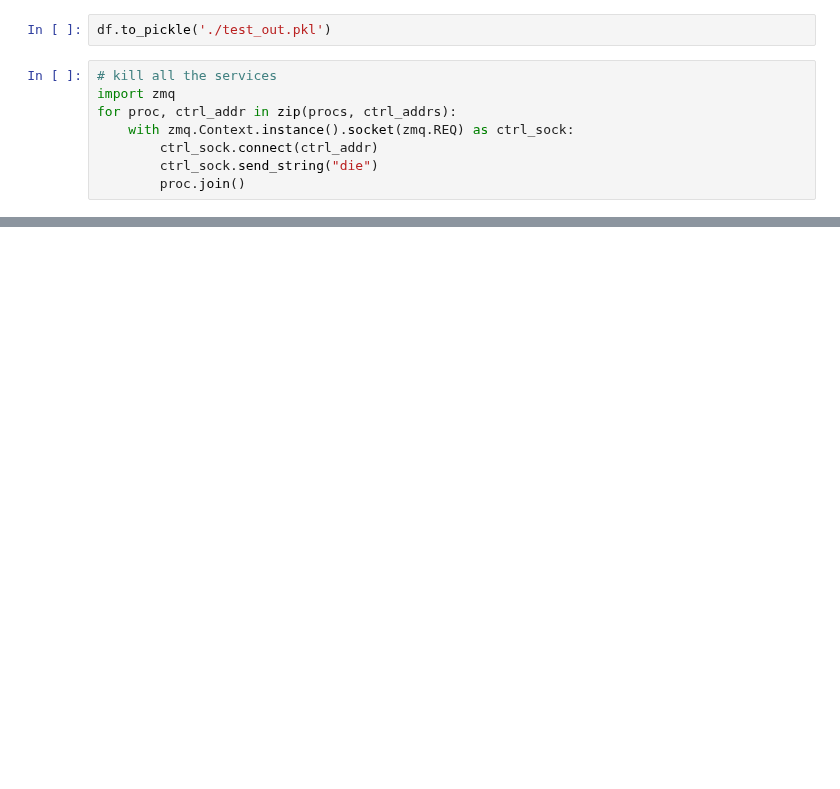
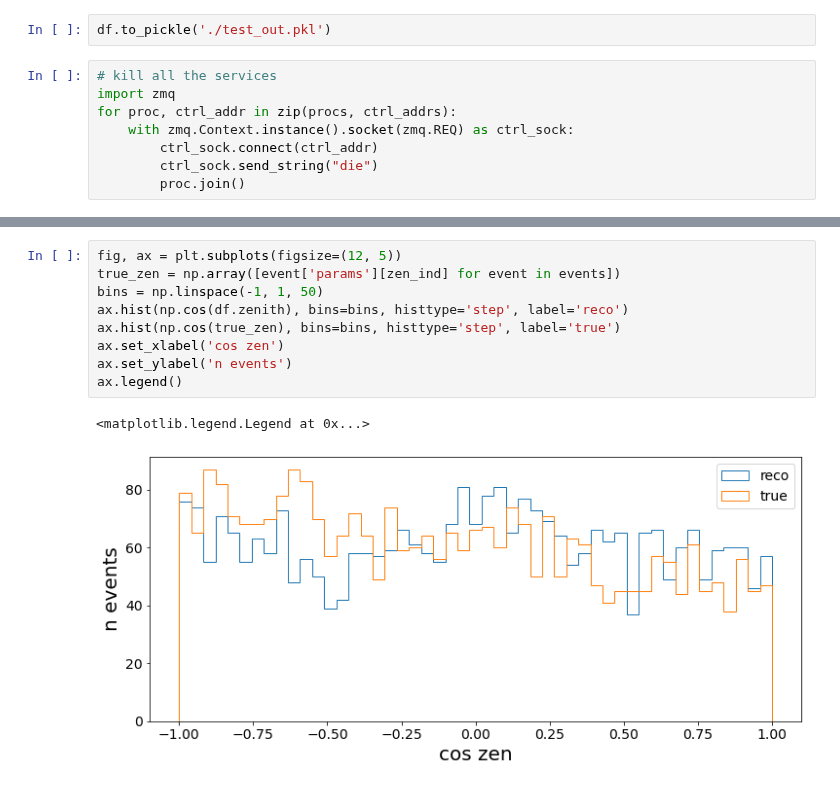
Before and after one commit to philippeller/freeDOM, a Jupyter notebook: notebooks/atfienberg/reconstruct.ipynb, the cells around one changed output, grey strips where cells are left out. Cells and saved outputs as stored; diff of their text form; blank space fills up the shorter version.

```diff
--- a/notebooks/atfienberg/reconstruct.ipynb
+++ b/notebooks/atfienberg/reconstruct.ipynb
@@ -253,0 +215,12 @@ for proc, ctrl_addr in zip(procs, ctrl_addrs):
+# %%
+fig, ax = plt.subplots(figsize=(12, 5))
+true_zen = np.array([event['params'][zen_ind] for event in events])
+bins = np.linspace(-1, 1, 50)
+ax.hist(np.cos(df.zenith), bins=bins, histtype='step', label='reco')
+ax.hist(np.cos(true_zen), bins=bins, histtype='step', label='true')
+ax.set_xlabel('cos zen')
+ax.set_ylabel('n events')
+ax.legend()
+# %% [output]
+<matplotlib.legend.Legend at 0x...>
+[figure, added]
```
Also changed, not shown: parts of 31 cells of this notebook.
